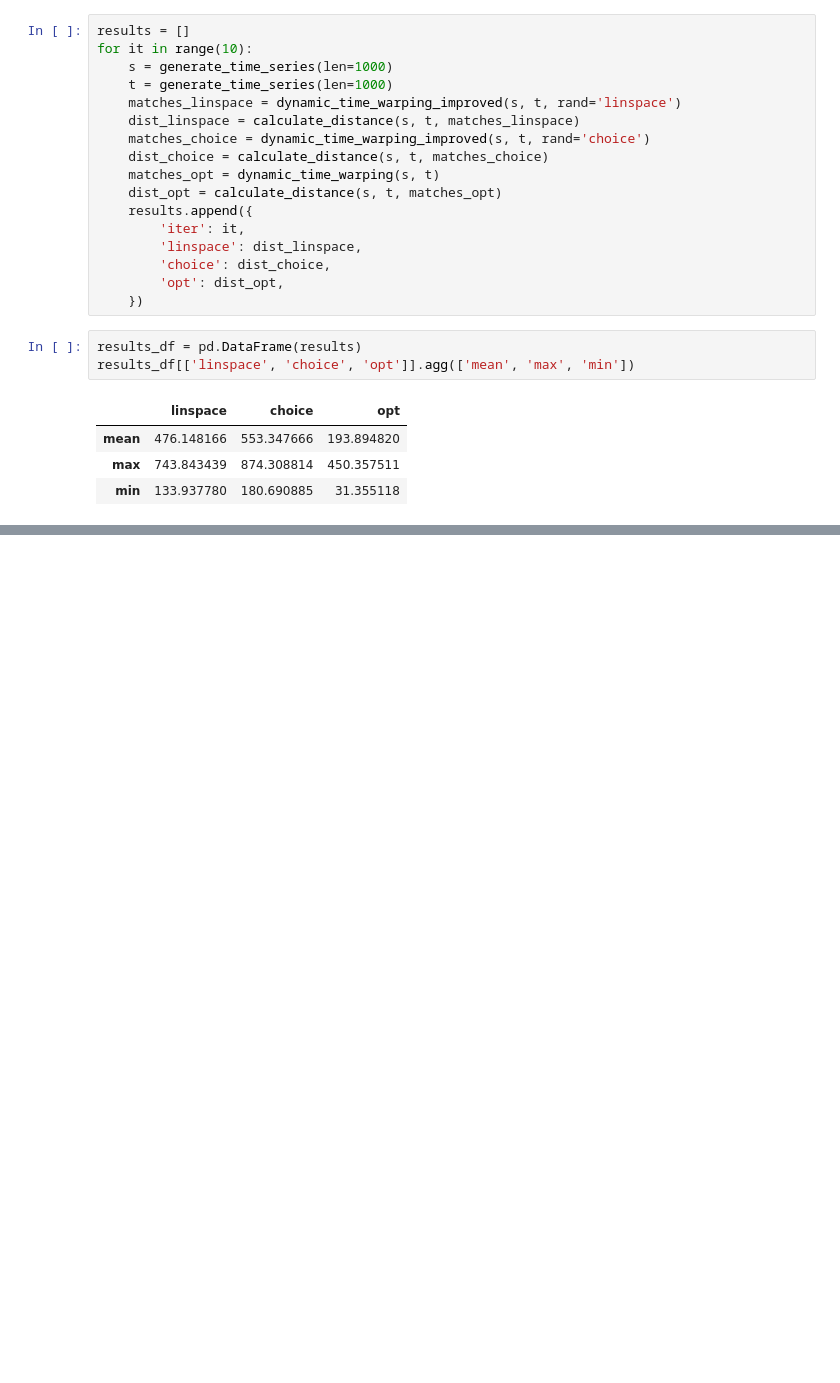
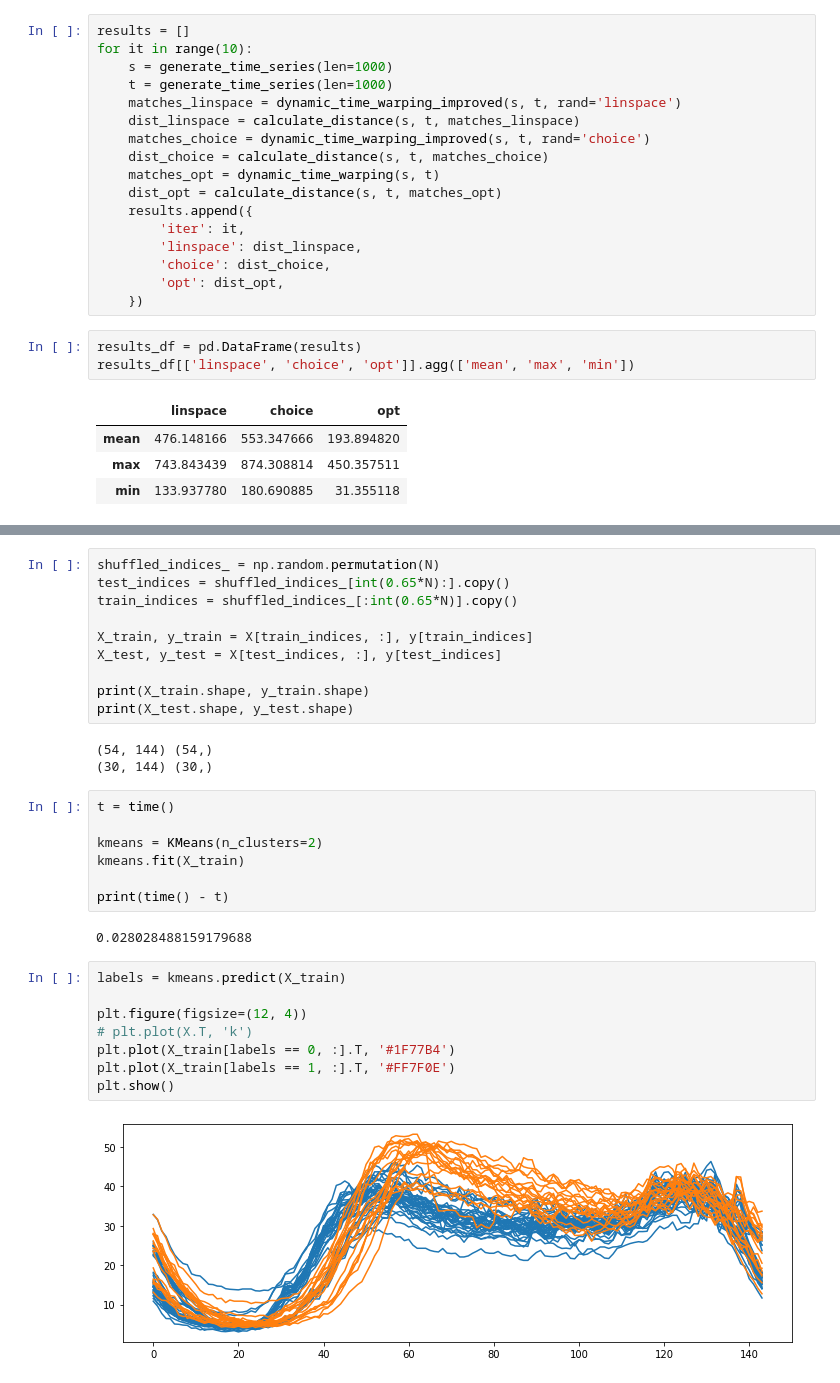
Before and after one commit to AdrianUrbanski/ADM, a Jupyter notebook: lista2.ipynb, the cells around one changed output, grey strips where cells are left out. Saved outputs shown, nothing was run; the diff lists cells and outputs as text; blank space fills up the shorter version.

```diff
--- a/lista2.ipynb
+++ b/lista2.ipynb
@@ -319,0 +375,32 @@ results_df[['linspace', 'choice', 'opt']].agg(['mean', 'max', 'min'])
+# %%
+shuffled_indices_ = np.random.permutation(N)
+test_indices = shuffled_indices_[int(0.65*N):].copy()
+train_indices = shuffled_indices_[:int(0.65*N)].copy()
+
+X_train, y_train = X[train_indices, :], y[train_indices]
+X_test, y_test = X[test_indices, :], y[test_indices]
+
+print(X_train.shape, y_train.shape)
+print(X_test.shape, y_test.shape)
+# %% [output]
+(54, 144) (54,)
+(30, 144) (30,)
+# %%
+t = time()
+
+kmeans = KMeans(n_clusters=2)
+kmeans.fit(X_train)
+
+print(time() - t)
+# %% [output]
+0.028028488159179688
+# %%
+labels = kmeans.predict(X_train)
+
+plt.figure(figsize=(12, 4))
+# plt.plot(X.T, 'k')
+plt.plot(X_train[labels == 0, :].T, '#1F77B4')
+plt.plot(X_train[labels == 1, :].T, '#FF7F0E')
+plt.show()
+# %% [output]
+[figure, added]
```
Also changed, not shown: parts of 9 cells of this notebook.
